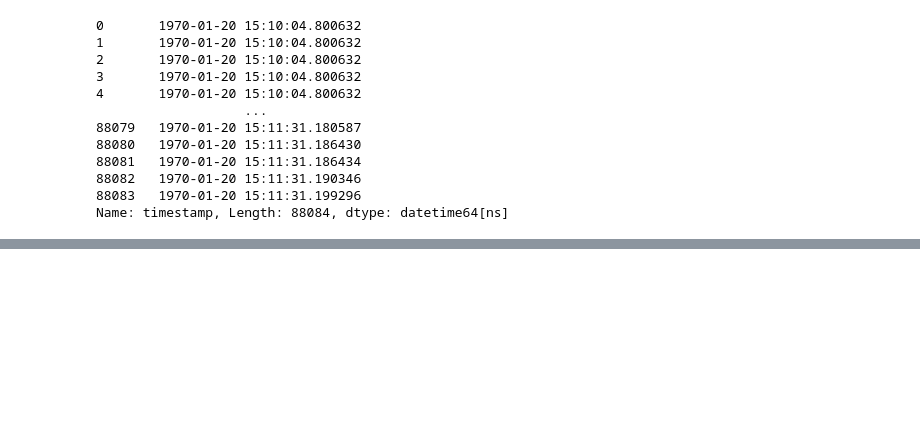
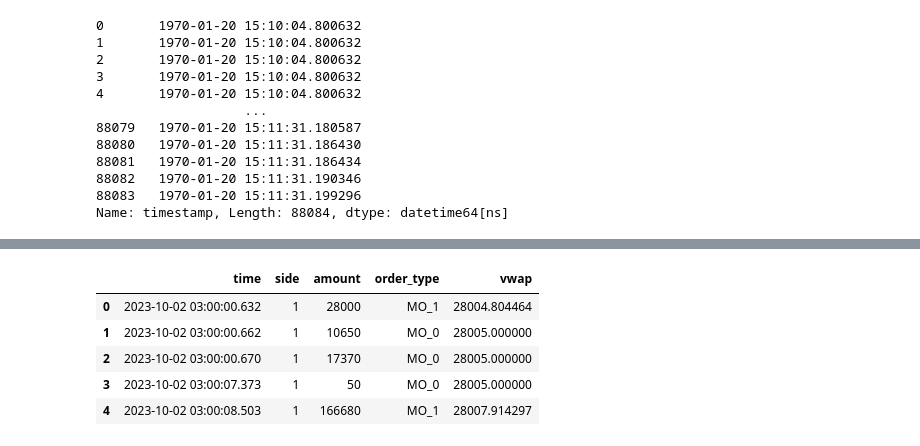
Before and after one commit to Kasymkhankhubiyev/Sirius-Uni, a Jupyter notebook: HighFrequencyTrading/Deribit_Trading.ipynb, the cells around one changed output, grey strips where cells are left out. Saved outputs shown, nothing was run; the diff lists cells and outputs as text; code cells hidden in the pictures; blank space fills up the shorter version.

Commit message:
done with a table

```diff
--- a/HighFrequencyTrading/Deribit_Trading.ipynb
+++ b/HighFrequencyTrading/Deribit_Trading.ipynb
@@ -139,0 +146,10 @@ Name: timestamp, Length: 88084, dtype: datetime64[ns]
+# %%
+vwap_np = vwap.to_numpy()
+# %%
+# По каждому уникальному значению timestemp - нужно подсчитать количество цен, если они разные - то M0_1, иначе M0_0
+
+date, counts = np.unique(df['timestamp'].to_numpy(), return_counts=True)
+len(date), len(counts)
+
+mo = np.where(counts == 1, 'MO_0', 'MO_1')
+mo
@@ -140,4 +158,3 @@ Name: timestamp, Length: 88084, dtype: datetime64[ns]
 # %%
-def parse_data(data_frame):
-    colums = data_frame.columns
-    unique_dates
+time = pd.to_datetime(np.unique(df['timestamp']), unit='us') + pd.Timedelta(hours=3)
+time
@@ -143,0 +185,16 @@ def parse_data(data_frame):
+# %%
+new_df = pd.DataFrame({'time': time,
+                       'side': side,
+                       'amount': amounts_np,
+                       'order_type': mo,
+                       'vwap': vwap_np})
+
+new_df = new_df.astype({'side': 'int32'})
+new_df.head()
+# %% [output]
+|  | time | side | amount | order_type | vwap |
+| 0 | 2023-10-02 03:00:00.632 | 1 | 28000 | MO_1 | 28004.804464 |
+| 1 | 2023-10-02 03:00:00.662 | 1 | 10650 | MO_0 | 28005.000000 |
+| 2 | 2023-10-02 03:00:00.670 | 1 | 17370 | MO_0 | 28005.000000 |
+| 3 | 2023-10-02 03:00:07.373 | 1 | 50 | MO_0 | 28005.000000 |
+| 4 | 2023-10-02 03:00:08.503 | 1 | 166680 | MO_1 | 28007.914297 |
```
Also changed, not shown: parts of 10 cells of this notebook, 2 other files.
